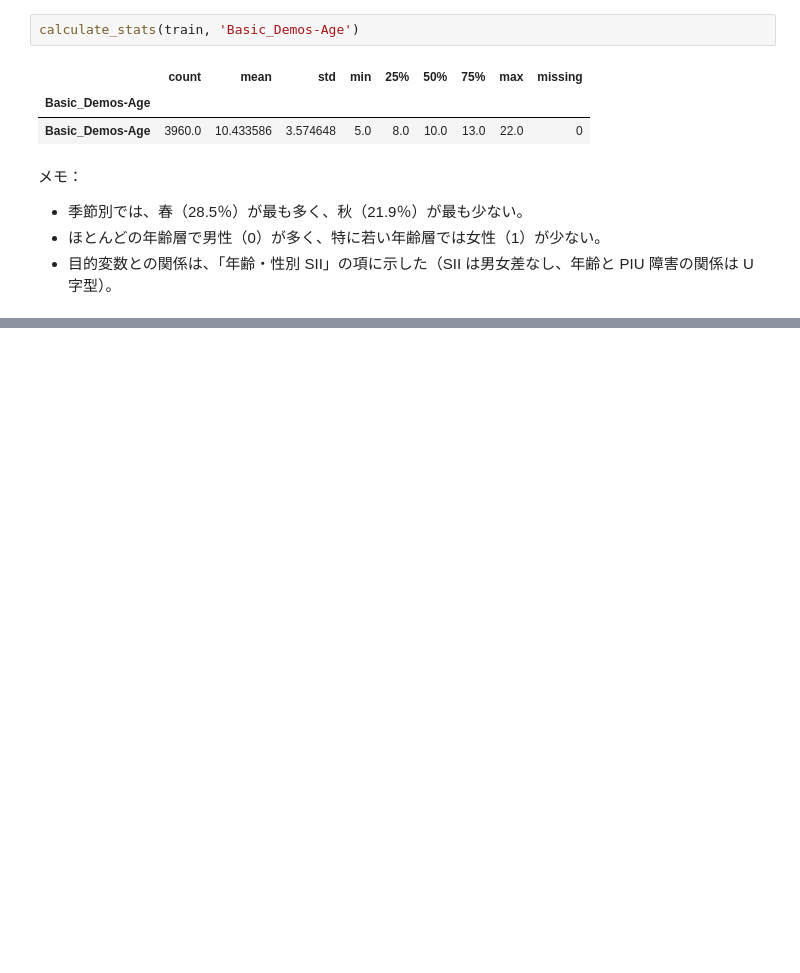
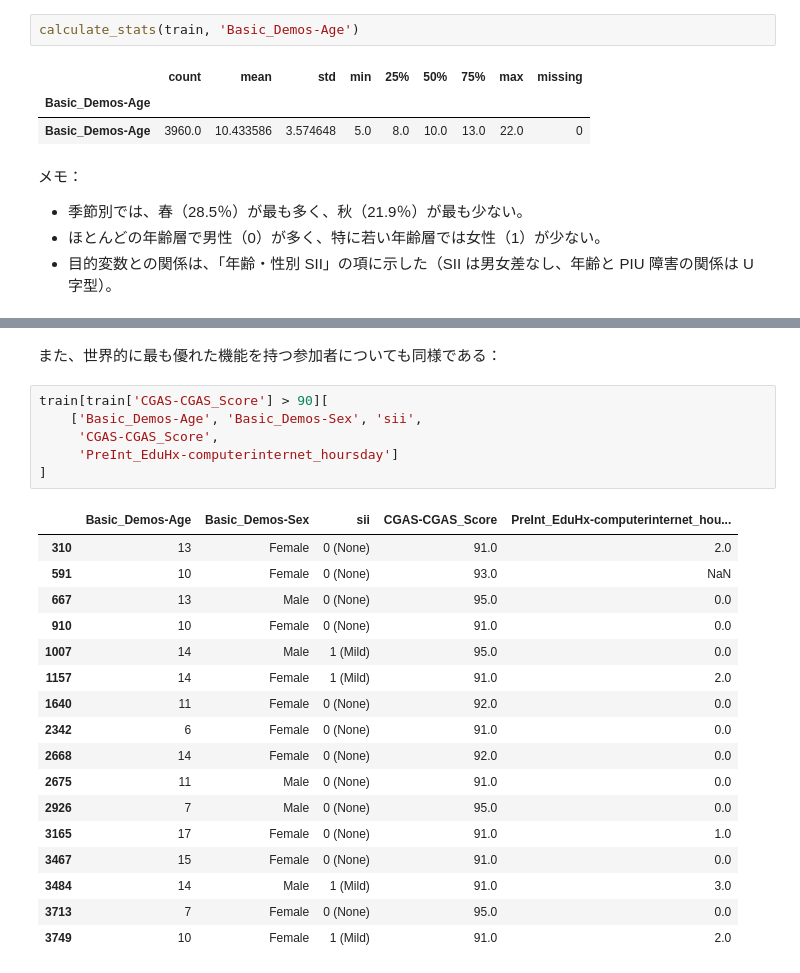
Before and after one commit to yuji-sgs/child-mind-institute, a Jupyter notebook: EDA.ipynb, the cells around one changed output, grey strips where cells are left out. Cells and saved outputs as stored; diff of their text form; blank space fills up the shorter version.

```diff
--- a/EDA.ipynb
+++ b/EDA.ipynb
@@ -811,0 +993,26 @@ calculate_stats(train, 'Basic_Demos-Age')
+# %% [markdown]
+また、世界的に最も優れた機能を持つ参加者についても同様である：
+# %%
+train[train['CGAS-CGAS_Score'] > 90][
+    ['Basic_Demos-Age', 'Basic_Demos-Sex', 'sii',
+     'CGAS-CGAS_Score',
+     'PreInt_EduHx-computerinternet_hoursday']
+]
+# %% [output]
+|  | Basic_Demos-Age | Basic_Demos-Sex | sii | CGAS-CGAS_Score | PreInt_EduHx-computerinternet_hou... |
+| 310 | 13 | Female | 0 (None) | 91.0 | 2.0 |
+| 591 | 10 | Female | 0 (None) | 93.0 | NaN |
+| 667 | 13 | Male | 0 (None) | 95.0 | 0.0 |
+| 910 | 10 | Female | 0 (None) | 91.0 | 0.0 |
+| 1007 | 14 | Male | 1 (Mild) | 95.0 | 0.0 |
+| 1157 | 14 | Female | 1 (Mild) | 91.0 | 2.0 |
+| 1640 | 11 | Female | 0 (None) | 92.0 | 0.0 |
+| 2342 | 6 | Female | 0 (None) | 91.0 | 0.0 |
+| 2668 | 14 | Female | 0 (None) | 92.0 | 0.0 |
+| 2675 | 11 | Male | 0 (None) | 91.0 | 0.0 |
+| 2926 | 7 | Male | 0 (None) | 95.0 | 0.0 |
+| 3165 | 17 | Female | 0 (None) | 91.0 | 1.0 |
+| 3467 | 15 | Female | 0 (None) | 91.0 | 0.0 |
+| 3484 | 14 | Male | 1 (Mild) | 91.0 | 3.0 |
+| 3713 | 7 | Female | 0 (None) | 95.0 | 0.0 |
+| 3749 | 10 | Female | 1 (Mild) | 91.0 | 2.0 |
```
Also changed, not shown: parts of 18 cells of this notebook.
